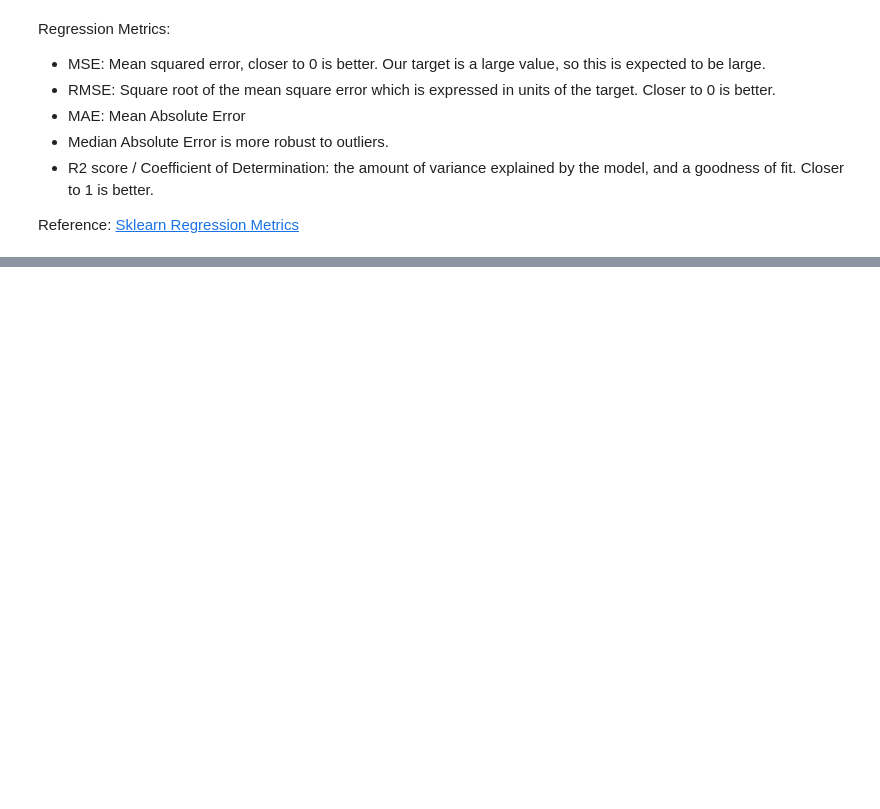
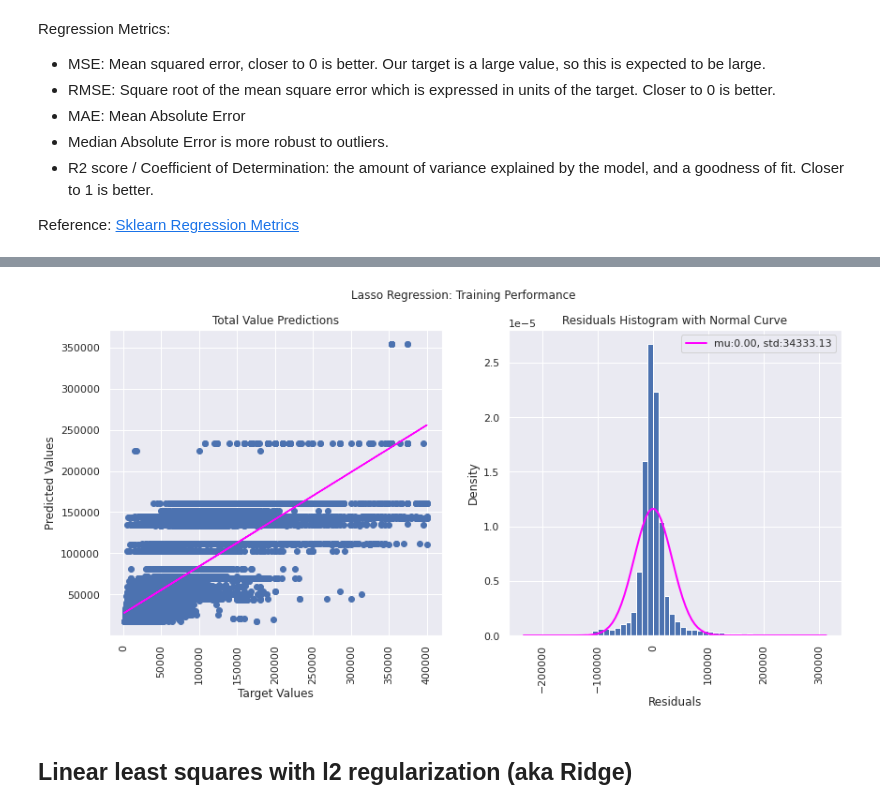
Before and after one commit to KatBCN/ML-PropertyAssessment, a Jupyter notebook: ML_Modeling_LinearRegression2_PropertyAssessment_Buffalo.ipynb, the cells around one changed output, grey strips where cells are left out. Drawn from its saved outputs; the diff is of its cells as text; code cells hidden in the pictures; blank space fills up the shorter version.

```diff
--- a/ML_Modeling_LinearRegression2_PropertyAssessment_Buffalo.ipynb
+++ b/ML_Modeling_LinearRegression2_PropertyAssessment_Buffalo.ipynb
@@ -360,0 +417,9 @@ getPredictionPlot(train_y, y_pred_train)
+# %%
+# define the model
+LRmodel = Lasso()
+# define the data that will be used in the model
+regression_cols = ["Property Class Description", "Neighborhood", "Front", "Age",
+                   "Total Living Area", "# of Fireplaces", "# of Beds",
+                   "TotalBaths"]
+# save and fit the pipeline
+LassoPipeline, train_x, train_y = fitLRModelPipeline(LRmodel, df, regression_cols)
@@ -360,0 +441,3 @@ getPredictionPlot(train_y, y_pred_train)
+# %%
+# save predictions from data
+y_pred_train = LassoPipeline.predict(train_x)
@@ -360,0 +465,7 @@ getPredictionPlot(train_y, y_pred_train)
+# %%
+# create visualizations to evaluate performance
+getPredictionPlot(train_y, y_pred_train, "Lasso Regression: Training Performance")
+# %% [output]
+[figure, added]
+# %% [markdown]
+## Linear least squares with l2 regularization (aka Ridge)
```
Also changed, not shown: parts of 21 cells of this notebook.
